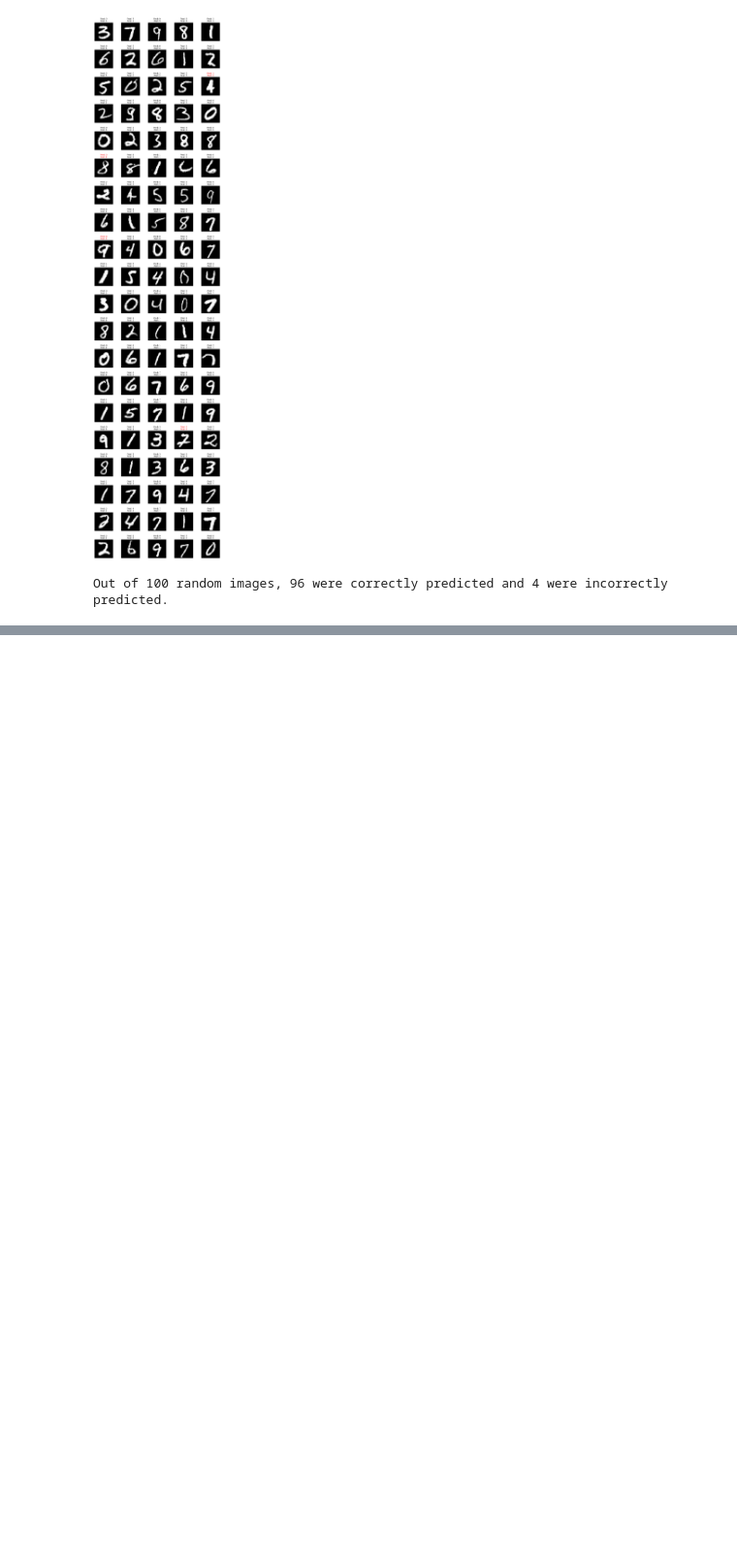
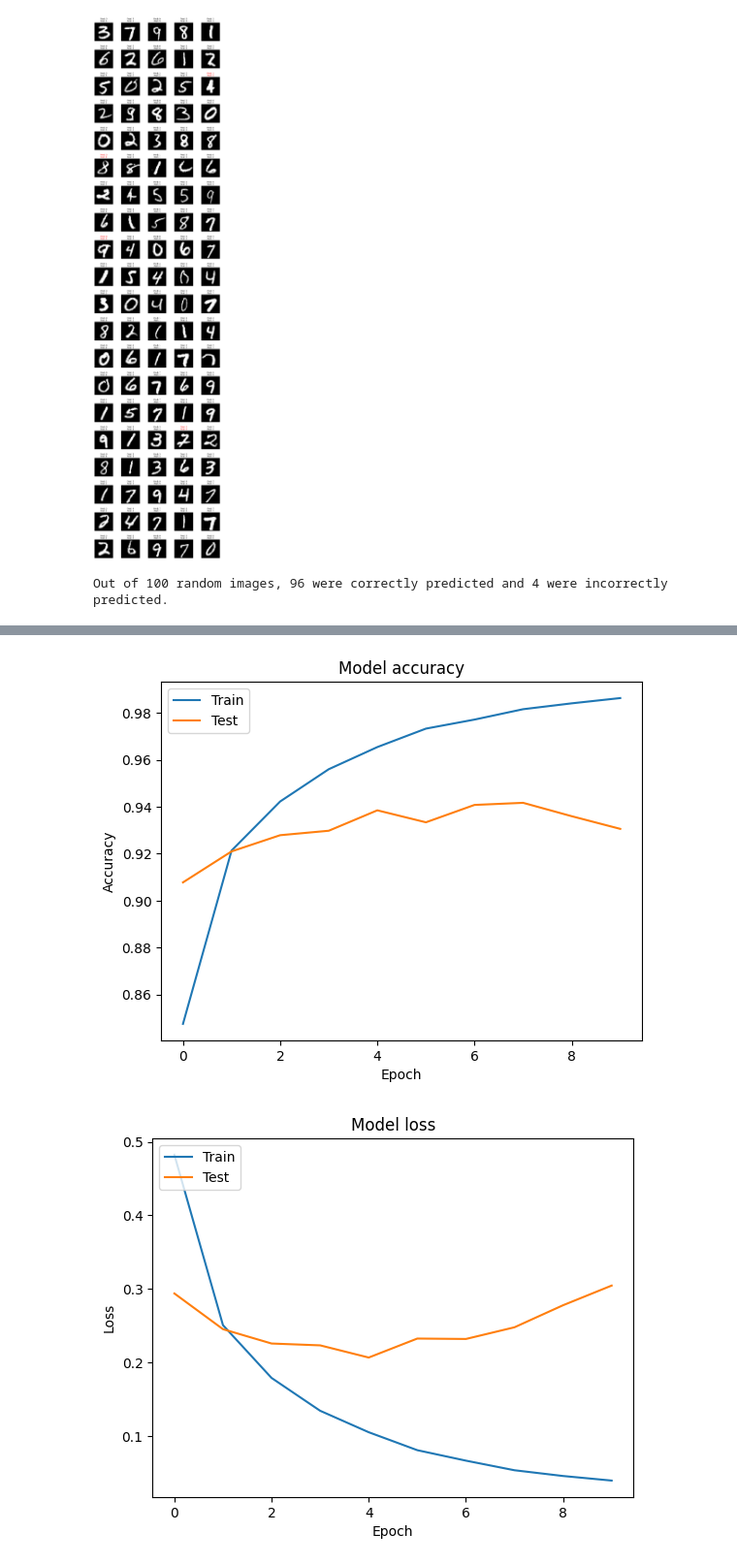
Before and after one commit to Ousoka/ANN_MNIST, a Jupyter notebook: mnist_ok.ipynb, the cells around one changed output, grey strips where cells are left out. Shown at 97% size. Cells and saved outputs as stored; diff of their text form; code cells hidden in the pictures; blank space fills up the shorter version.

```diff
--- a/mnist_ok.ipynb
+++ b/mnist_ok.ipynb
@@ -189,3 +189,48 @@ print(f"\nOut of 100 random images, {correct_predictions} were correctly predict
 4/4 ━━━━━━━━━━━━━━━━━━━━ 0s 8ms/step
 [figure]
 Out of 100 random images, 96 were correctly predicted and 4 were incorrectly predicted.
+# %%
+# add Gaussian noise with variance control (noise_factor), and apply it to 80% of the train_images and test_images
+import numpy as np
+
+def add_gaussian_noise(images, noise_factor):
+    noise = np.random.normal(loc=0.0, scale=noise_factor, size=images.shape)
+    noisy_images = images + noise
+    # Clip values to stay between 0 and 1 (assuming images are normalized)
+    noisy_images = np.clip(noisy_images, 0., 1.)
+    return noisy_images
+
+noise_factor = 0.8
+noisy_train_images = add_gaussian_noise(train_images, noise_factor)
+noisy_test_images = add_gaussian_noise(test_images, noise_factor)
+# %%
+# use neural network with 2 * 128 in 10 epoches to train the model
+model = Sequential()
+model.add(Flatten(input_shape=(28, 28)))
+model.add(Dense(128, activation='relu'))
+model.add(Dense(128, activation='relu'))
+model.add(Dense(10, activation='softmax'))
+
+model.compile(optimizer='adam', loss='categorical_crossentropy', metrics=['accuracy'])
+
+# train the model and display its results, curves, ...
+history = model.fit(noisy_train_images, train_labels, epochs=10, validation_data=(noisy_test_images, to_categorical(test_labels)))
+
+# Plot training & validation accuracy values
+plt.plot(history.history['accuracy'])
+plt.plot(history.history['val_accuracy'])
+plt.title('Model accuracy')
+plt.ylabel('Accuracy')
+plt.xlabel('Epoch')
+plt.legend(['Train', 'Test'], loc='upper left')
+plt.show()
+
+# Plot training & validation loss values
+plt.plot(history.history['loss'])
+plt.plot(history.history['val_loss'])
+plt.title('Model loss')
+plt.ylabel('Loss')
+plt.xlabel('Epoch')
+plt.legend(['Train', 'Test'], loc='upper left')
+plt.show()
+# %% [output]
@@ -191,0 +257,2 @@ Out of 100 random images, 96 were correctly predicted and 4 were incorrectly pre
+[figure, added]
+[figure, added]
```
Also changed, not shown: parts of 4 cells of this notebook.
